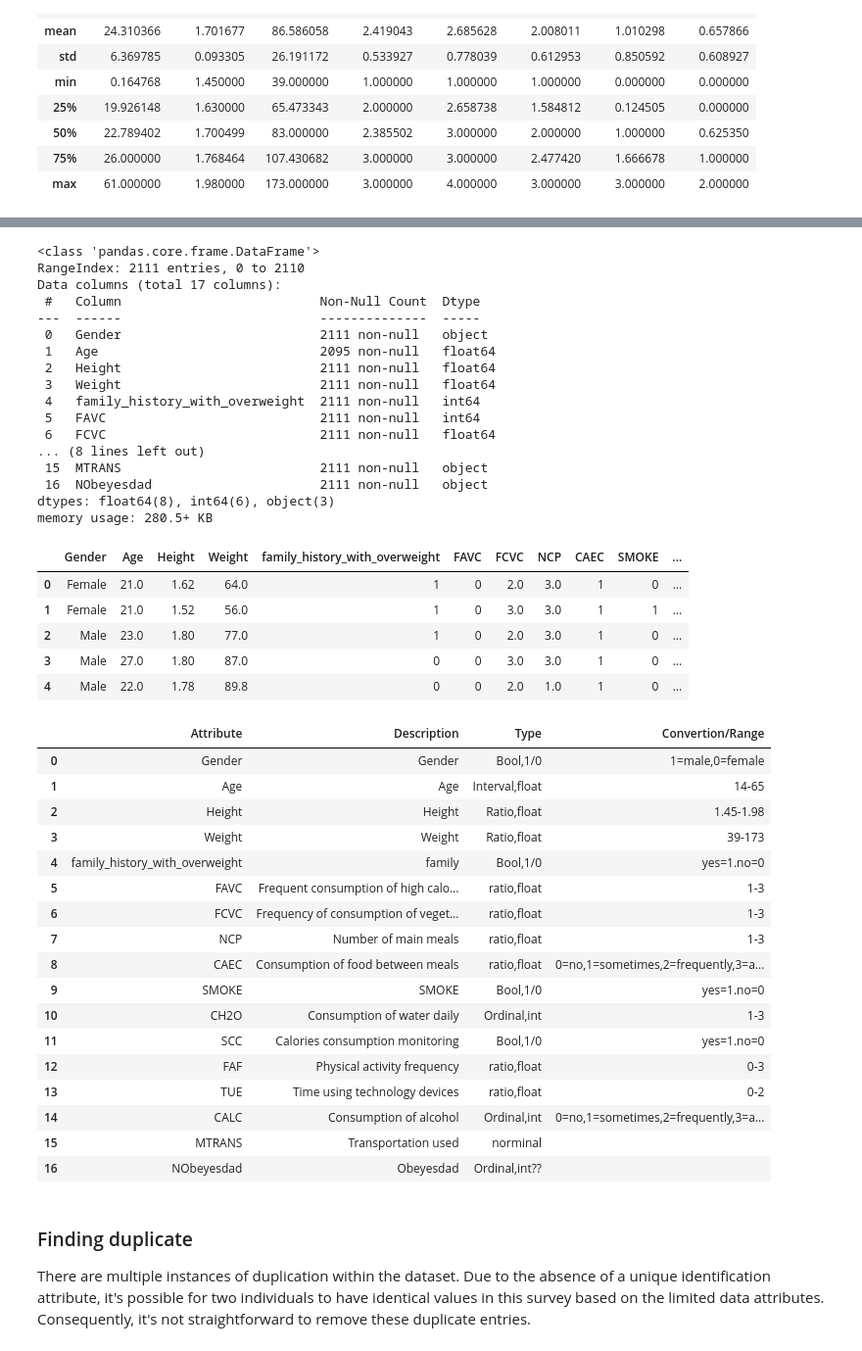
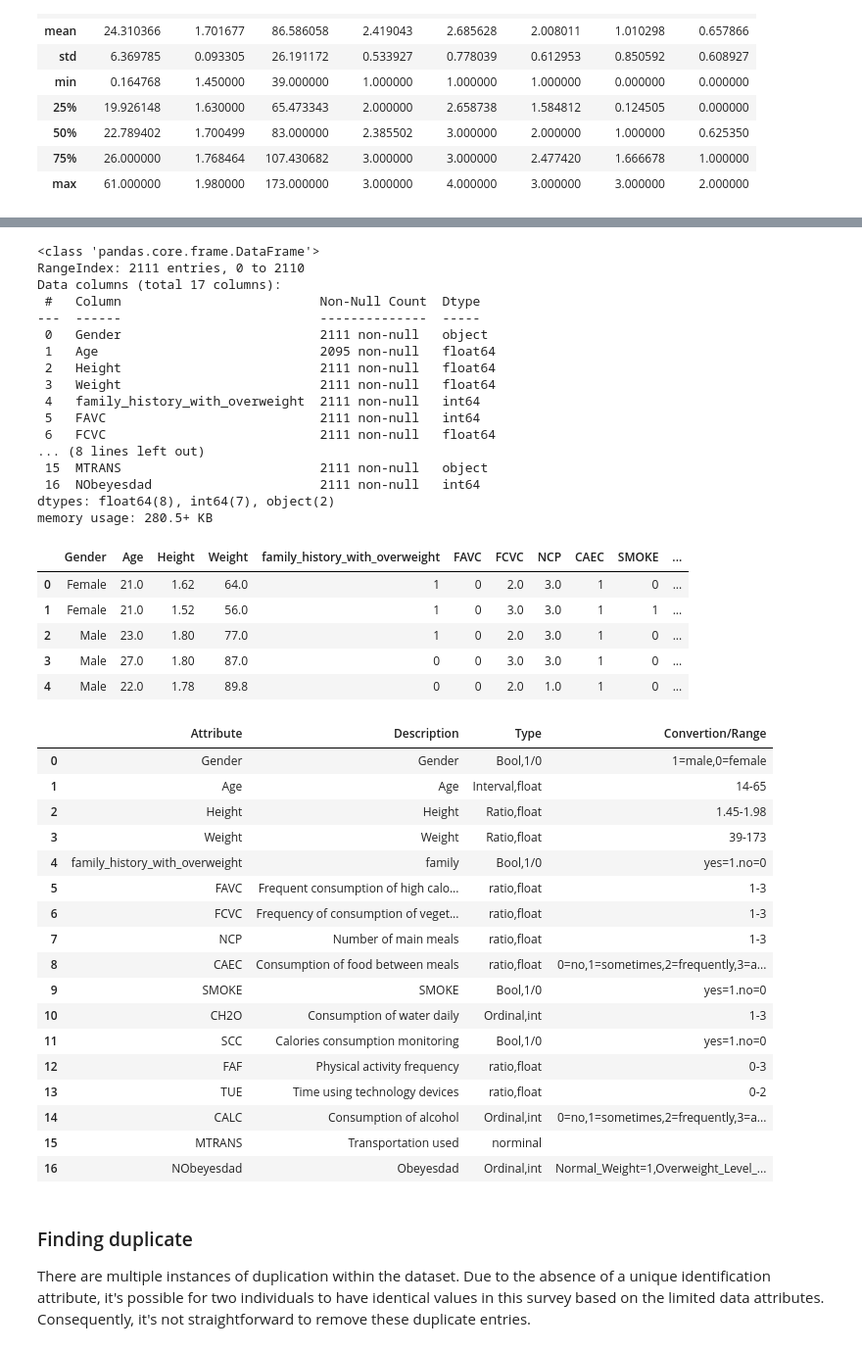
Before and after one commit to wayne-xyz/CS7324As, a Jupyter notebook: Lab1/LabOne.ipynb, the cells around one changed output, grey strips where cells are left out. Shown at 98% size. Cells and saved outputs as stored; diff of their text form; code cells hidden in the pictures.

```diff
--- a/Lab1/LabOne.ipynb
+++ b/Lab1/LabOne.ipynb
@@ -132,6 +135,7 @@ At this time, we can do convert part of the data,
 <br> yes/no ,convert to:0,1
 # %%
 df.replace(to_replace=['no','Sometimes','Frequently','Always','yes'],value=[0,1,2,3,1],inplace=True)
+df.replace(to_replace=['Normal_Weight','Overweight_Level_I','Overweight_Level_II','Obesity_Type_I','Insufficient_Weight','Obesity_Type_II','Obesity_Type_III'],value=[1,2,3,4,0,5,6],inplace=True)
 df.info()
 df.head()
 # %% [output]
@@ -149,8 +153,8 @@ Data columns (total 17 columns):
  6   FCVC                            2111 non-null   float64
 ... (8 lines left out)
  15  MTRANS                          2111 non-null   object
- 16  NObeyesdad                      2111 non-null   object
-dtypes: float64(8), int64(6), object(3)
+ 16  NObeyesdad                      2111 non-null   int64
+dtypes: float64(8), int64(7), object(2)
 memory usage: 280.5+ KB
 |  | Gender | Age | Height | Weight | family_history_with_overweight | FAVC | FCVC | NCP | CAEC | SMOKE | ... |
 | 0 | Female | 21.0 | 1.62 | 64.0 | 1 | 0 | 2.0 | 3.0 | 1 | 0 | ... |
@@ -174,39 +178,39 @@ df_describe['Description']=['Gender','Age','Height','Weight','family',
                             "Time using technology devices",
                             "Consumption of alcohol",
                             "Transportation used","Obeyesdad"]
-df_describe['Type']=['Bool,1/0','Interval,float','Ratio,float','Ratio,float','Bool,1/0','ratio,float','ratio,float','ratio,float','ratio,float',"Bool,1/0","Ordinal,int","Bool,1/0","ratio,float","ratio,float","Ordinal,int","norminal","Ordinal,int??"]
-df_describe['Convertion/Range']=['1=male,0=female',"14-65",'1.45-1.98','39-173','yes=1.no=0','1-3','1-3','1-3','0=no,1=sometimes,2=frequently,3=always','yes=1.no=0','1-3','yes=1.no=0','0-3','0-2','0=no,1=sometimes,2=frequently,3=always','','']
+df_describe['Type']=['Bool,1/0','Interval,float','Ratio,float','Ratio,float','Bool,1/0','ratio,float','ratio,float','ratio,float','ratio,float',"Bool,1/0","Ordinal,int","Bool,1/0","ratio,float","ratio,float","Ordinal,int","norminal","Ordinal,int"]
+df_describe['Convertion/Range']=['1=male,0=female',"14-65",'1.45-1.98','39-173','yes=1.no=0','1-3','1-3','1-3','0=no,1=sometimes,2=frequently,3=always','yes=1.no=0','1-3','yes=1.no=0','0-3','0-2','0=no,1=sometimes,2=frequently,3=always','','Normal_Weight=1,Overweight_Level_I=2 ,Overweight_Level_II=3,Obesity_Type_I=4, Insufficient_Weight=0,Obesity_Type_II=5,Obesity_Type_III=6']
 df_describe
 # **Eatting habits related attributes:**
 # Frequent consumption of high caloric food (FAVC),
 # Frequency of consumption of vegetables (FCVC),
 # Number of main meals (NCP),
 # Consumption of food between meals (CAEC),
 # Consumption of water daily (CH20), and Consumption of alcohol (CALC). <br>
 # **The attributes related with the physical condition are:**
 # Calories consumption monitoring (SCC),
 # Physical activity frequency (FAF),
 # Time using technology devices (TUE),
 # Transportation used (MTRANS) <br>
 # %% [output]
 |  | Attribute | Description | Type | Convertion/Range |
 | 0 | Gender | Gender | Bool,1/0 | 1=male,0=female |
 | 1 | Age | Age | Interval,float | 14-65 |
 | 2 | Height | Height | Ratio,float | 1.45-1.98 |
 | 3 | Weight | Weight | Ratio,float | 39-173 |
 | 4 | family_history_with_overweight | family | Bool,1/0 | yes=1.no=0 |
 | 5 | FAVC | Frequent consumption of high calo... | ratio,float | 1-3 |
 | 6 | FCVC | Frequency of consumption of veget... | ratio,float | 1-3 |
 | 7 | NCP | Number of main meals | ratio,float | 1-3 |
 | 8 | CAEC | Consumption of food between meals | ratio,float | 0=no,1=sometimes,2=frequently,3=a... |
 | 9 | SMOKE | SMOKE | Bool,1/0 | yes=1.no=0 |
 | 10 | CH2O | Consumption of water daily | Ordinal,int | 1-3 |
 | 11 | SCC | Calories consumption monitoring | Bool,1/0 | yes=1.no=0 |
 | 12 | FAF | Physical activity frequency | ratio,float | 0-3 |
 | 13 | TUE | Time using technology devices | ratio,float | 0-2 |
 | 14 | CALC | Consumption of alcohol | Ordinal,int | 0=no,1=sometimes,2=frequently,3=a... |
 | 15 | MTRANS | Transportation used | norminal |  |
-| 16 | NObeyesdad | Obeyesdad | Ordinal,int?? |  |
+| 16 | NObeyesdad | Obeyesdad | Ordinal,int | Normal_Weight=1,Overweight_Level_... |
 # %% [markdown]
 ### Finding duplicate
 There are multiple instances of duplication within the dataset. Due to the absence of a unique identification attribute, it's possible for two individuals to have identical values in this survey based on the limited data attributes. Consequently, it's not straightforward to remove these duplicate entries.
```
Also changed, not shown: parts of 19 cells of this notebook.
